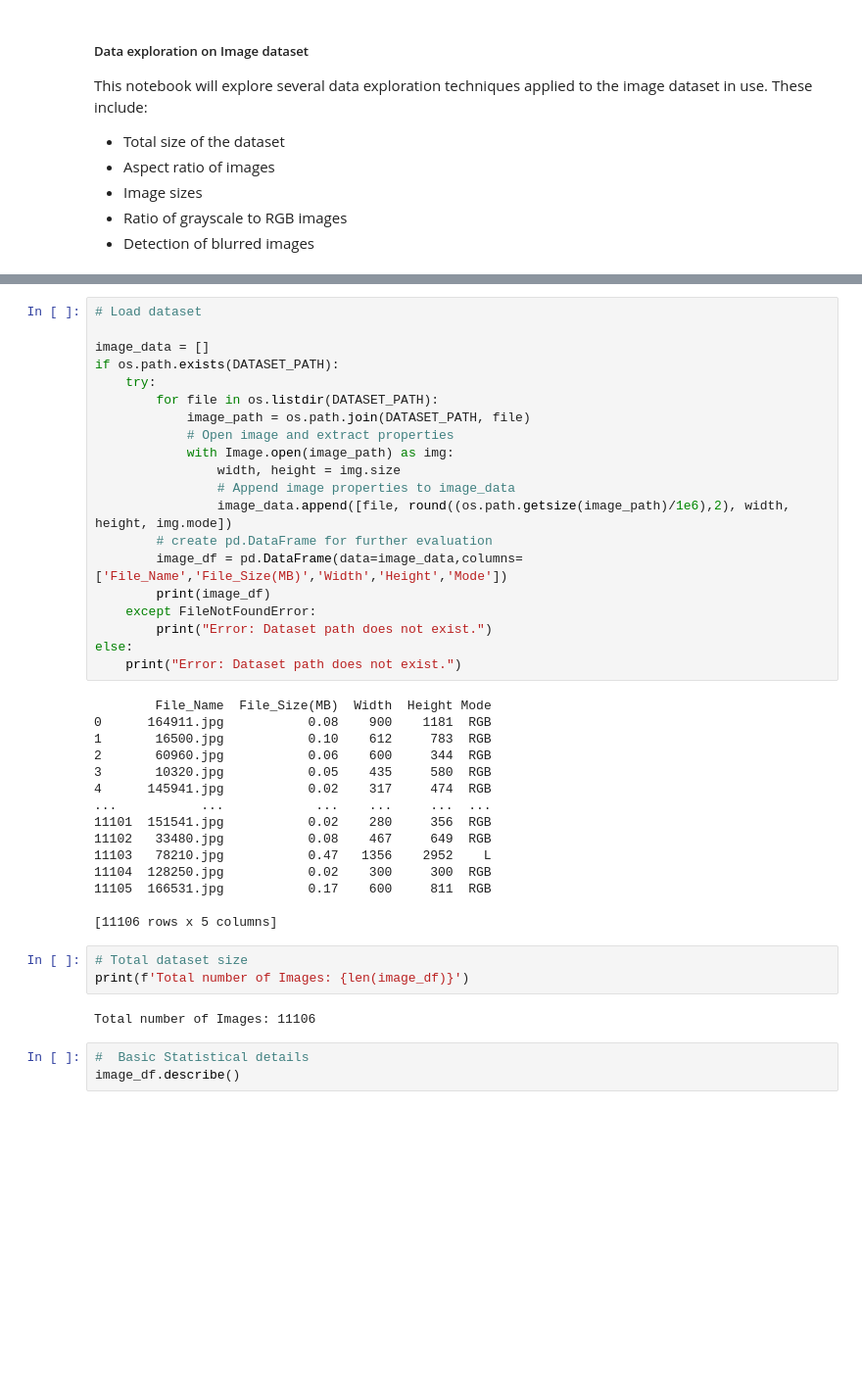
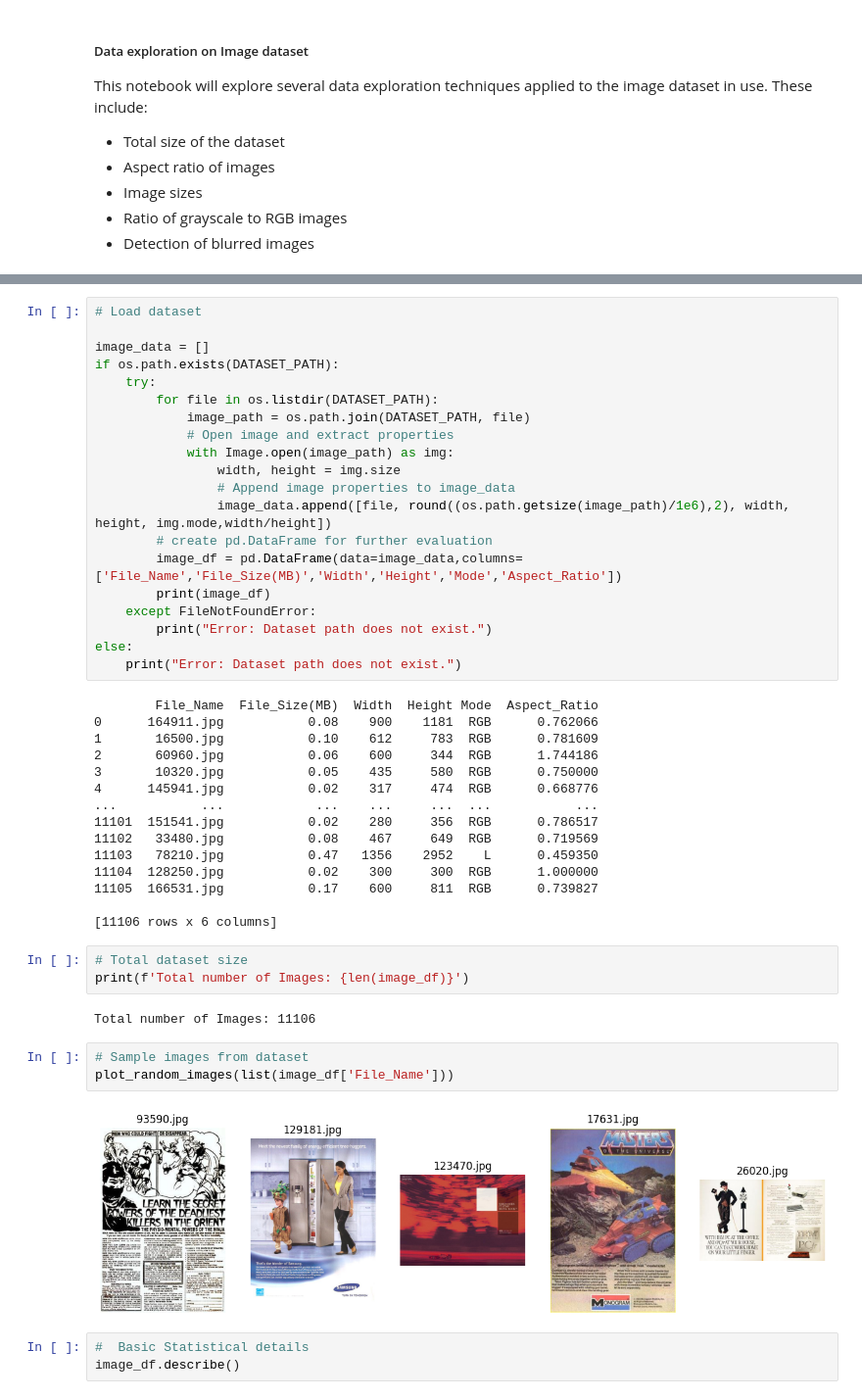
Before and after one commit to khalidA16/Text2ImageSearch, a Jupyter notebook: data_exploration.ipynb, the cells around one changed output, grey strips where cells are left out. Shown at 98% size. Cells and saved outputs as stored; diff of their text form; blank space fills up the shorter version.

```diff
--- a/data_exploration.ipynb
+++ b/data_exploration.ipynb
@@ -32,34 +50,39 @@ if os.path.exists(DATASET_PATH):
             with Image.open(image_path) as img:
                 width, height = img.size
                 # Append image properties to image_data
-                image_data.append([file, round((os.path.getsize(image_path)/1e6),2), width, height, img.mode])
+                image_data.append([file, round((os.path.getsize(image_path)/1e6),2), width, height, img.mode,width/height])
         # create pd.DataFrame for further evaluation
-        image_df = pd.DataFrame(data=image_data,columns=['File_Name','File_Size(MB)','Width','Height','Mode'])
+        image_df = pd.DataFrame(data=image_data,columns=['File_Name','File_Size(MB)','Width','Height','Mode','Aspect_Ratio'])
         print(image_df)
     except FileNotFoundError:
         print("Error: Dataset path does not exist.")
 else:
     print("Error: Dataset path does not exist.")
 # %% [output]
-        File_Name  File_Size(MB)  Width  Height Mode
-0      164911.jpg           0.08    900    1181  RGB
-1       16500.jpg           0.10    612     783  RGB
-2       60960.jpg           0.06    600     344  RGB
-3       10320.jpg           0.05    435     580  RGB
-4      145941.jpg           0.02    317     474  RGB
-...           ...            ...    ...     ...  ...
-11101  151541.jpg           0.02    280     356  RGB
-11102   33480.jpg           0.08    467     649  RGB
-11103   78210.jpg           0.47   1356    2952    L
-11104  128250.jpg           0.02    300     300  RGB
-11105  166531.jpg           0.17    600     811  RGB
+        File_Name  File_Size(MB)  Width  Height Mode  Aspect_Ratio
+0      164911.jpg           0.08    900    1181  RGB      0.762066
+1       16500.jpg           0.10    612     783  RGB      0.781609
+2       60960.jpg           0.06    600     344  RGB      1.744186
+3       10320.jpg           0.05    435     580  RGB      0.750000
+4      145941.jpg           0.02    317     474  RGB      0.668776
+...           ...            ...    ...     ...  ...           ...
+11101  151541.jpg           0.02    280     356  RGB      0.786517
+11102   33480.jpg           0.08    467     649  RGB      0.719569
+11103   78210.jpg           0.47   1356    2952    L      0.459350
+11104  128250.jpg           0.02    300     300  RGB      1.000000
+11105  166531.jpg           0.17    600     811  RGB      0.739827
 
-[11106 rows x 5 columns]
+[11106 rows x 6 columns]
 # %%
 # Total dataset size
 print(f'Total number of Images: {len(image_df)}')
 # %% [output]
 Total number of Images: 11106
+# %%
+# Sample images from dataset
+plot_random_images(list(image_df['File_Name']))
+# %% [output]
+[figure, added]
 # %%
 #  Basic Statistical details
 image_df.describe()
```
Also changed, not shown: parts of 15 cells of this notebook.
